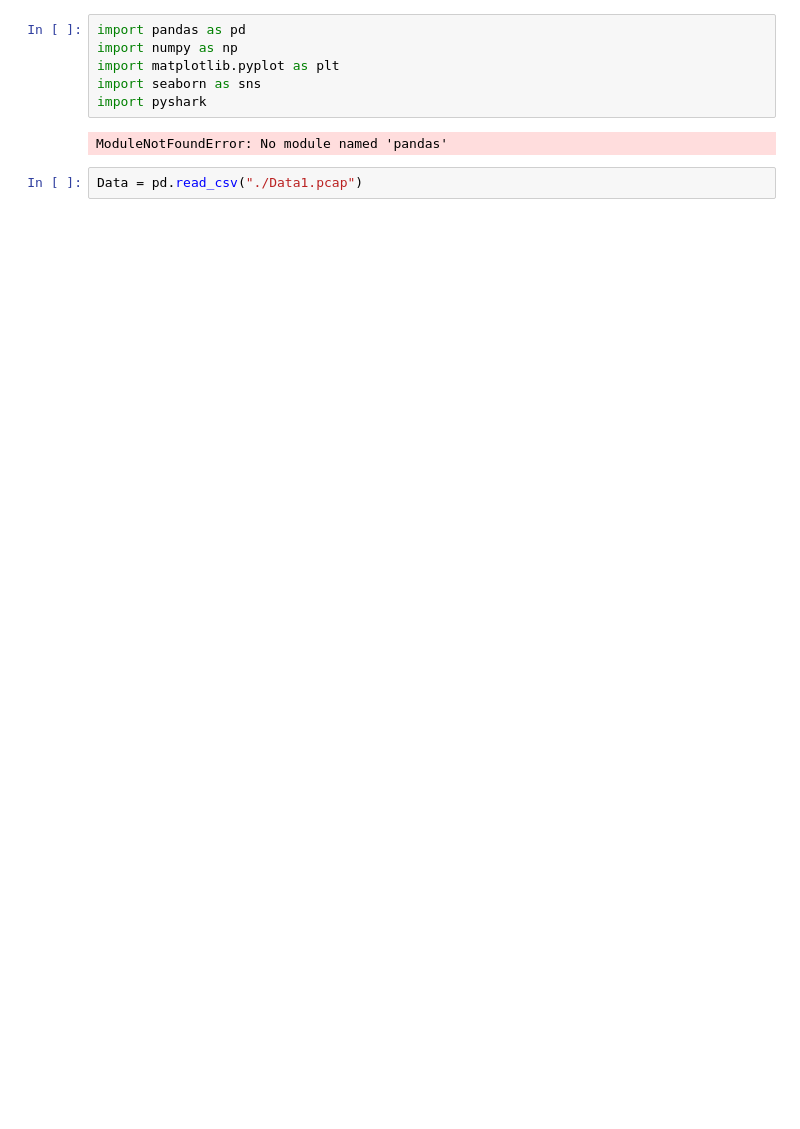
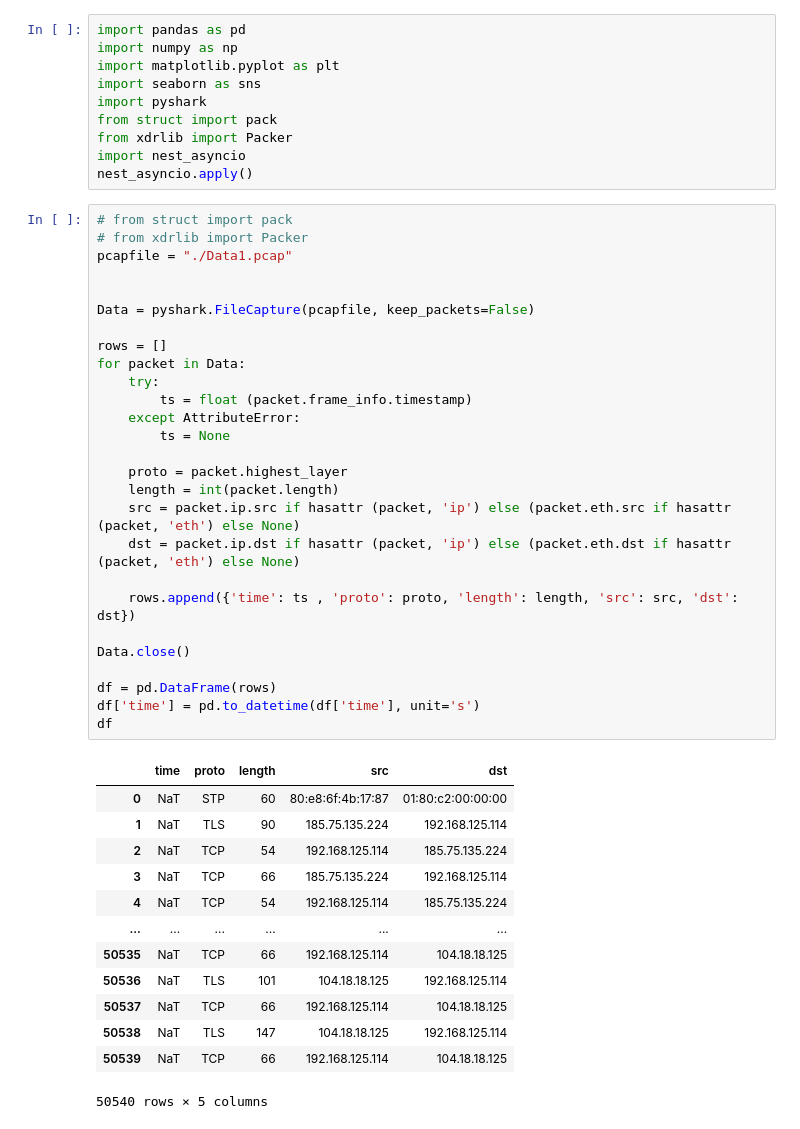
Before and after one commit to omidmazloum/network-Analysis, a Jupyter notebook: Network-Traffic/Analysis.ipynb, the cells around one changed output. Drawn from its saved outputs; the diff is of its cells as text; blank space fills up the shorter version.

```diff
--- a/Network-Traffic/Analysis.ipynb
+++ b/Network-Traffic/Analysis.ipynb
@@ -4,8 +4,49 @@ import numpy as np
 import matplotlib.pyplot as plt
 import seaborn as sns
 import pyshark
+from struct import pack
+from xdrlib import Packer
+import nest_asyncio
+nest_asyncio.apply()
-# %% [output]
-ModuleNotFoundError: No module named 'pandas'
 # %%
-Data = pd.read_csv("./Data1.pcap")
+# from struct import pack
+# from xdrlib import Packer
+pcapfile = "./Data1.pcap"
+
+
+Data = pyshark.FileCapture(pcapfile, keep_packets=False)
+
+rows = []
+for packet in Data:
+    try:
+        ts = float (packet.frame_info.timestamp)
+    except AttributeError:
+        ts = None
+
+    proto = packet.highest_layer
+    length = int(packet.length)
+    src = packet.ip.src if hasattr (packet, 'ip') else (packet.eth.src if hasattr (packet, 'eth') else None)
+    dst = packet.ip.dst if hasattr (packet, 'ip') else (packet.eth.dst if hasattr (packet, 'eth') else None)
+
+    rows.append({'time': ts , 'proto': proto, 'length': length, 'src': src, 'dst': dst})
+
+Data.close()
+
+df = pd.DataFrame(rows)
+df['time'] = pd.to_datetime(df['time'], unit='s')
+df
+# %% [output]
+|  | time | proto | length | src | dst |
+| 0 | NaT | STP | 60 | 80:e8:6f:4b:17:87 | 01:80:c2:00:00:00 |
+| 1 | NaT | TLS | 90 | 185.75.135.224 | 192.168.125.114 |
+| 2 | NaT | TCP | 54 | 192.168.125.114 | 185.75.135.224 |
+| 3 | NaT | TCP | 66 | 185.75.135.224 | 192.168.125.114 |
+| 4 | NaT | TCP | 54 | 192.168.125.114 | 185.75.135.224 |
+| ... | ... | ... | ... | ... | ... |
+| 50535 | NaT | TCP | 66 | 192.168.125.114 | 104.18.18.125 |
+| 50536 | NaT | TLS | 101 | 104.18.18.125 | 192.168.125.114 |
+| 50537 | NaT | TCP | 66 | 192.168.125.114 | 104.18.18.125 |
+| 50538 | NaT | TLS | 147 | 104.18.18.125 | 192.168.125.114 |
+| 50539 | NaT | TCP | 66 | 192.168.125.114 | 104.18.18.125 |
+50540 rows × 5 columns
 # %%
```
Also changed, not shown: parts of 11 cells of this notebook, 6 other files.
